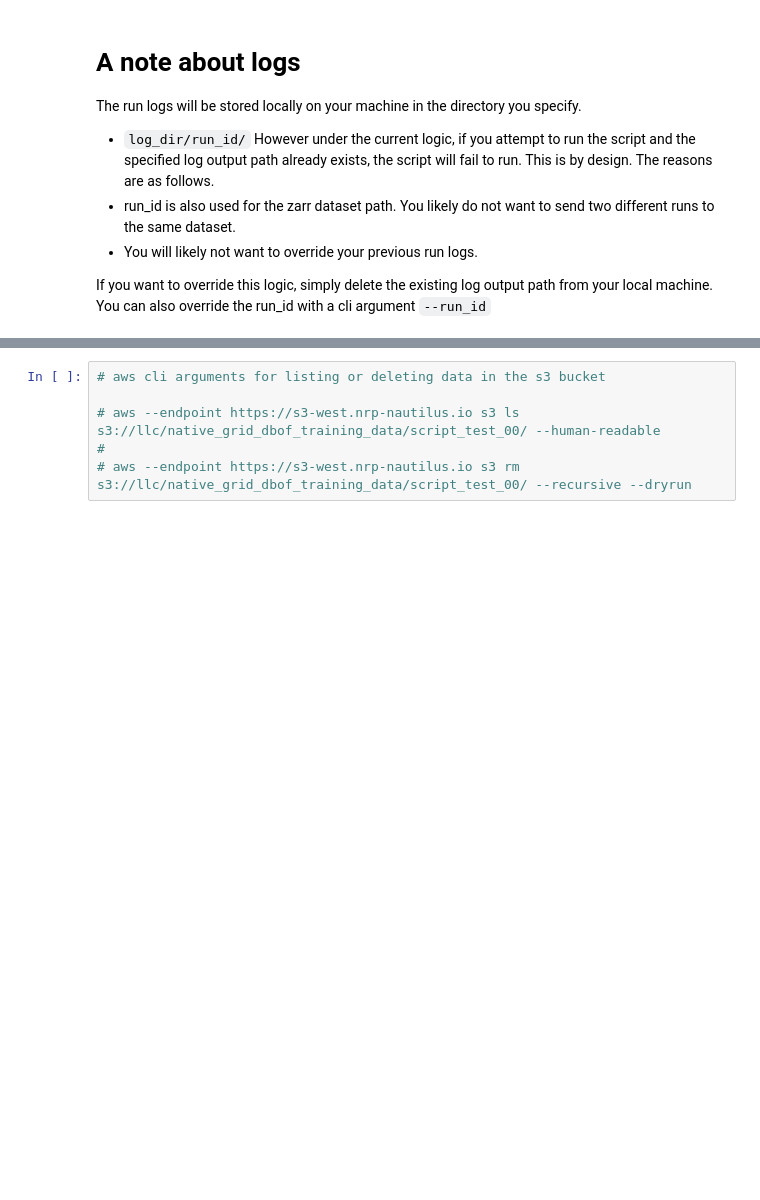
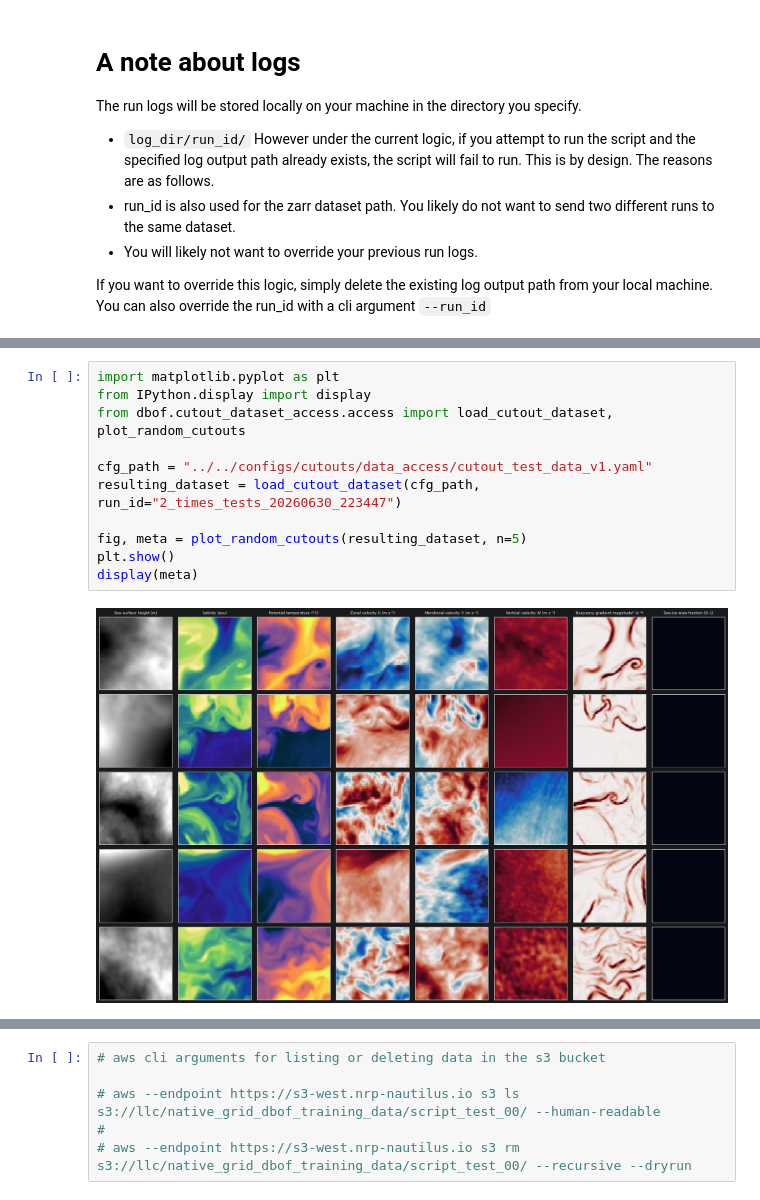
Before and after one commit to Sea-Meets-the-Stars/llc4320-native-grid-preprocessing, a Jupyter notebook: notebooks/notebooks_cutouts/running_generate_front_training_data_script.ipynb, the cells around one changed output, grey strips where cells are left out. Drawn from its saved outputs; the diff is of its cells as text; blank space fills up the shorter version.

```diff
--- a/notebooks/notebooks_cutouts/running_generate_front_training_data_script.ipynb
+++ b/notebooks/notebooks_cutouts/running_generate_front_training_data_script.ipynb
@@ -190,0 +153,13 @@ Make sure and use the same run_d later when accessing your data
+# %%
+import matplotlib.pyplot as plt
+from IPython.display import display
+from dbof.cutout_dataset_access.access import load_cutout_dataset, plot_random_cutouts
+
+cfg_path = "../../configs/cutouts/data_access/cutout_test_data_v1.yaml"
+resulting_dataset = load_cutout_dataset(cfg_path, run_id="2_times_tests_20260630_223447")
+
+fig, meta = plot_random_cutouts(resulting_dataset, n=5)
+plt.show()
+display(meta)
+# %% [output]
+[figure, added]
```
Also changed, not shown: parts of 13 cells of this notebook, 26 other files.
